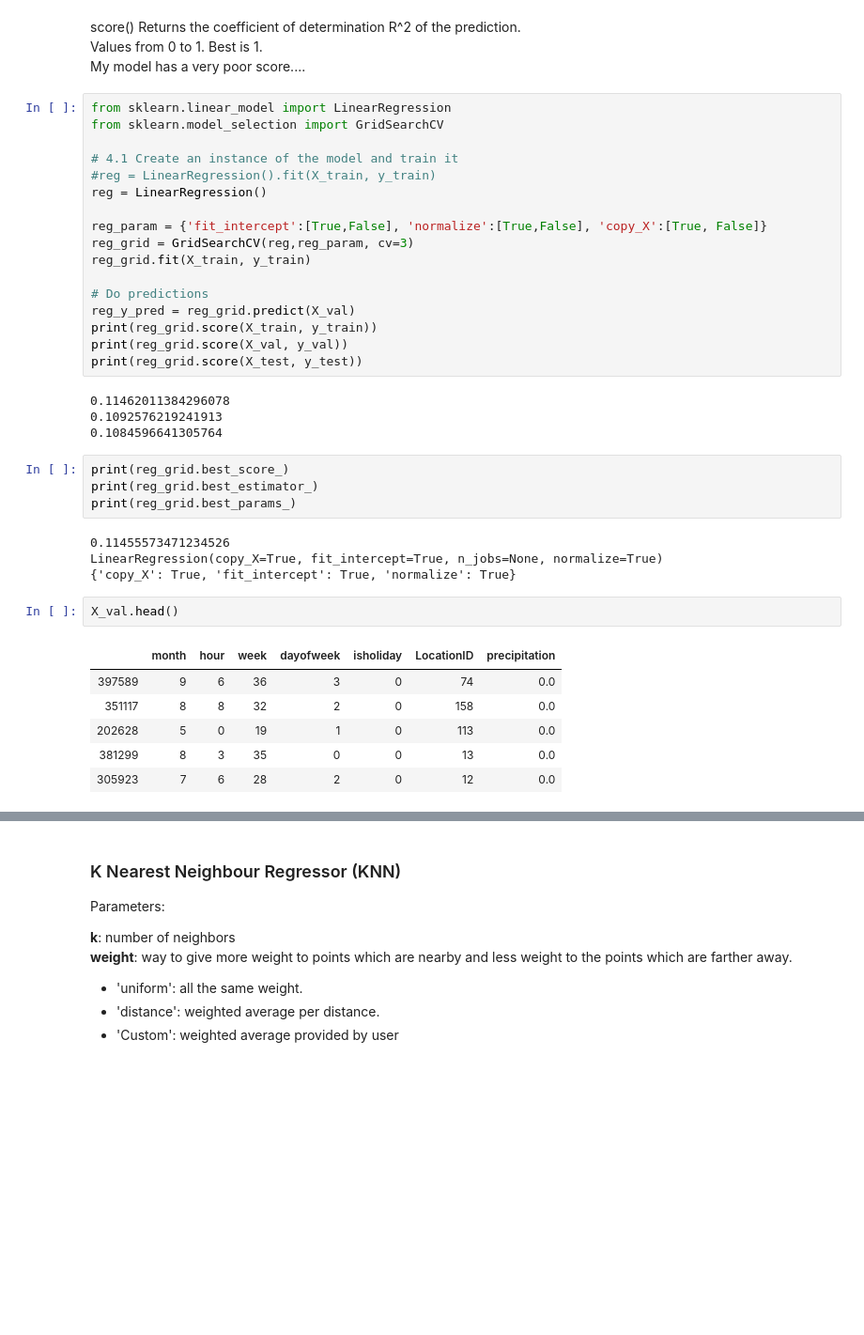
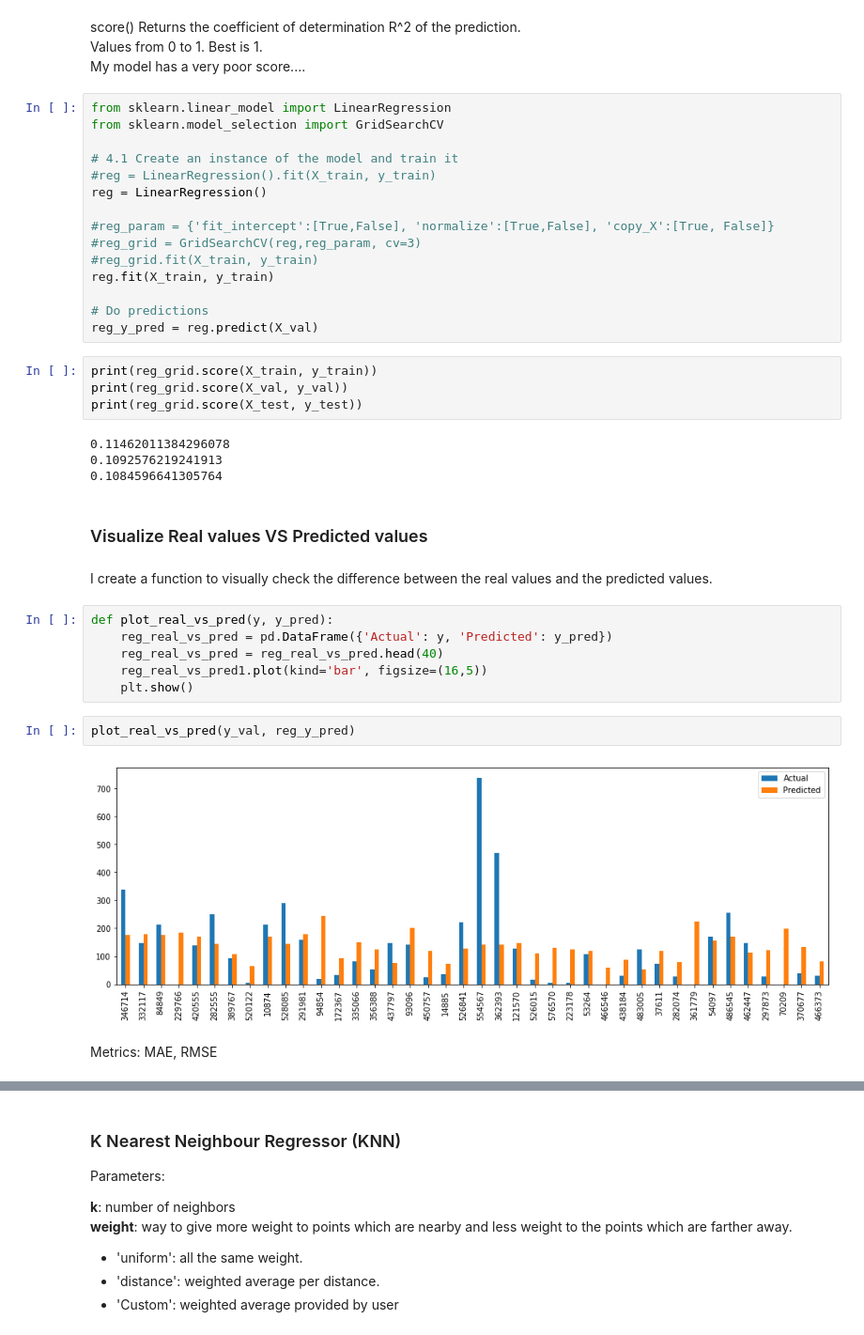
Before and after one commit to angelrps/MasterDataScience_FinalProject, a Jupyter notebook: notebooks/Modelling_01.ipynb, the cells around one changed output, grey strips where cells are left out. Shown at 94% size. Saved outputs shown, nothing was run; the diff lists cells and outputs as text; blank space fills up the shorter version.

Commit message:
Modelling_studying metrics

```diff
--- a/notebooks/Modelling_01.ipynb
+++ b/notebooks/Modelling_01.ipynb
@@ -212,33 +212,34 @@ from sklearn.model_selection import GridSearchCV
 #reg = LinearRegression().fit(X_train, y_train)
 reg = LinearRegression()
 
-reg_param = {'fit_intercept':[True,False], 'normalize':[True,False], 'copy_X':[True, False]}
-reg_grid = GridSearchCV(reg,reg_param, cv=3)
-reg_grid.fit(X_train, y_train)
+#reg_param = {'fit_intercept':[True,False], 'normalize':[True,False], 'copy_X':[True, False]}
+#reg_grid = GridSearchCV(reg,reg_param, cv=3)
+#reg_grid.fit(X_train, y_train)
+reg.fit(X_train, y_train)
 
 # Do predictions
-reg_y_pred = reg_grid.predict(X_val)
-print(reg_grid.score(X_train, y_train))
-print(reg_grid.score(X_val, y_val))
-print(reg_grid.score(X_test, y_test))
+reg_y_pred = reg.predict(X_val)
-# %% [output]
-0.11462011384296078
-0.1092576219241913
-0.1084596641305764
 # %%
-print(reg_grid.best_score_)
-print(reg_grid.best_estimator_)
-print(reg_grid.best_params_)
+print(reg_grid.score(X_train, y_train))
+print(reg_grid.score(X_val, y_val))
+print(reg_grid.score(X_test, y_test))
 # %% [output]
-0.11455573471234526
-LinearRegression(copy_X=True, fit_intercept=True, n_jobs=None, normalize=True)
-{'copy_X': True, 'fit_intercept': True, 'normalize': True}
+0.11462011384296078
+0.1092576219241913
+0.1084596641305764
-# %%
-X_val.head()
-# %% [output]
-|  | month | hour | week | dayofweek | isholiday | LocationID | precipitation |
-| 397589 | 9 | 6 | 36 | 3 | 0 | 74 | 0.0 |
-| 351117 | 8 | 8 | 32 | 2 | 0 | 158 | 0.0 |
-| 202628 | 5 | 0 | 19 | 1 | 0 | 113 | 0.0 |
-| 381299 | 8 | 3 | 35 | 0 | 0 | 13 | 0.0 |
-| 305923 | 7 | 6 | 28 | 2 | 0 | 12 | 0.0 |
+# %% [markdown]
+### Visualize Real values VS Predicted values
+# %% [markdown]
+I create a function to visually check the difference between the real values and the predicted values.
+# %%
+def plot_real_vs_pred(y, y_pred):
+    reg_real_vs_pred = pd.DataFrame({'Actual': y, 'Predicted': y_pred})
+    reg_real_vs_pred = reg_real_vs_pred.head(40)
+    reg_real_vs_pred1.plot(kind='bar', figsize=(16,5))
+    plt.show()
+# %%
+plot_real_vs_pred(y_val, reg_y_pred)
+# %% [output]
+[figure, added]
+# %% [markdown]
+Metrics: MAE, RMSE
```
Also changed, not shown: parts of 2 cells of this notebook.
